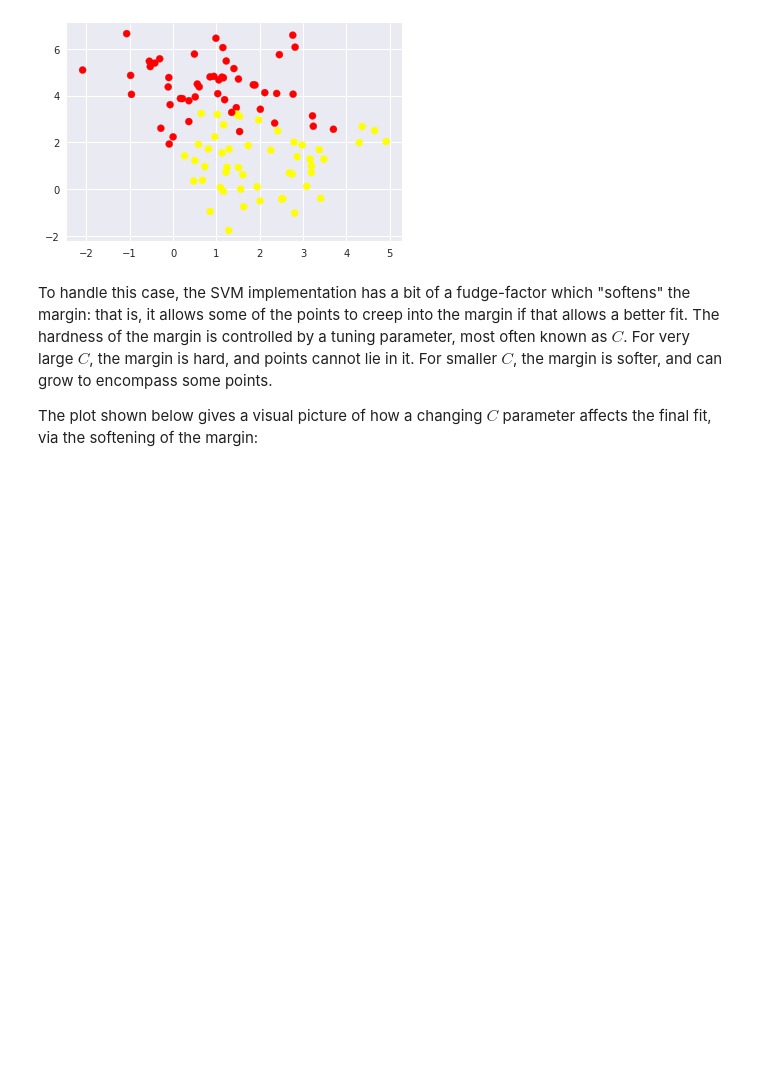
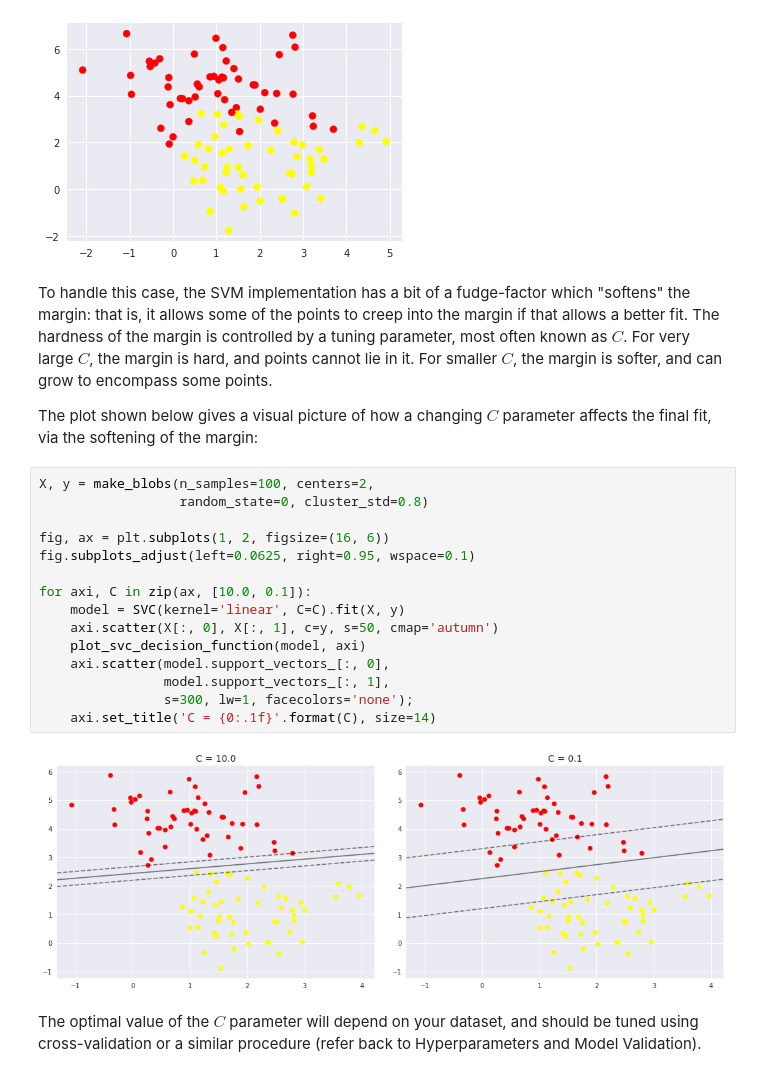
Before and after one commit to paulmorio/grusData, a Jupyter notebook: basics/SupportVectorMachines.ipynb, the cells around one changed output. Cells and saved outputs as stored; diff of their text form; blank space fills up the shorter version.

Commit message:
Support vector machinees basics complete

```diff
--- a/basics/SupportVectorMachines.ipynb
+++ b/basics/SupportVectorMachines.ipynb
@@ -220,3 +220,22 @@ plt.scatter(X[:, 0], X[:, 1], c=y, s=50, cmap='autumn');
 To handle this case, the SVM implementation has a bit of a fudge-factor which "softens" the margin: that is, it allows some of the points to creep into the margin if that allows a better fit. The hardness of the margin is controlled by a tuning parameter, most often known as $C$. For very large $C$, the margin is hard, and points cannot lie in it. For smaller $C$, the margin is softer, and can grow to encompass some points.
 
 The plot shown below gives a visual picture of how a changing $C$ parameter affects the final fit, via the softening of the margin:
+# %%
+X, y = make_blobs(n_samples=100, centers=2,
+                  random_state=0, cluster_std=0.8)
+
+fig, ax = plt.subplots(1, 2, figsize=(16, 6))
+fig.subplots_adjust(left=0.0625, right=0.95, wspace=0.1)
+
+for axi, C in zip(ax, [10.0, 0.1]):
+    model = SVC(kernel='linear', C=C).fit(X, y)
+    axi.scatter(X[:, 0], X[:, 1], c=y, s=50, cmap='autumn')
+    plot_svc_decision_function(model, axi)
+    axi.scatter(model.support_vectors_[:, 0],
+                model.support_vectors_[:, 1],
+                s=300, lw=1, facecolors='none');
+    axi.set_title('C = {0:.1f}'.format(C), size=14)
+# %% [output]
+[figure, added]
+# %% [markdown]
+The optimal value of the $C$ parameter will depend on your dataset, and should be tuned using cross-validation or a similar procedure (refer back to Hyperparameters and Model Validation).
```
Also changed, not shown: parts of 23 cells of this notebook.
